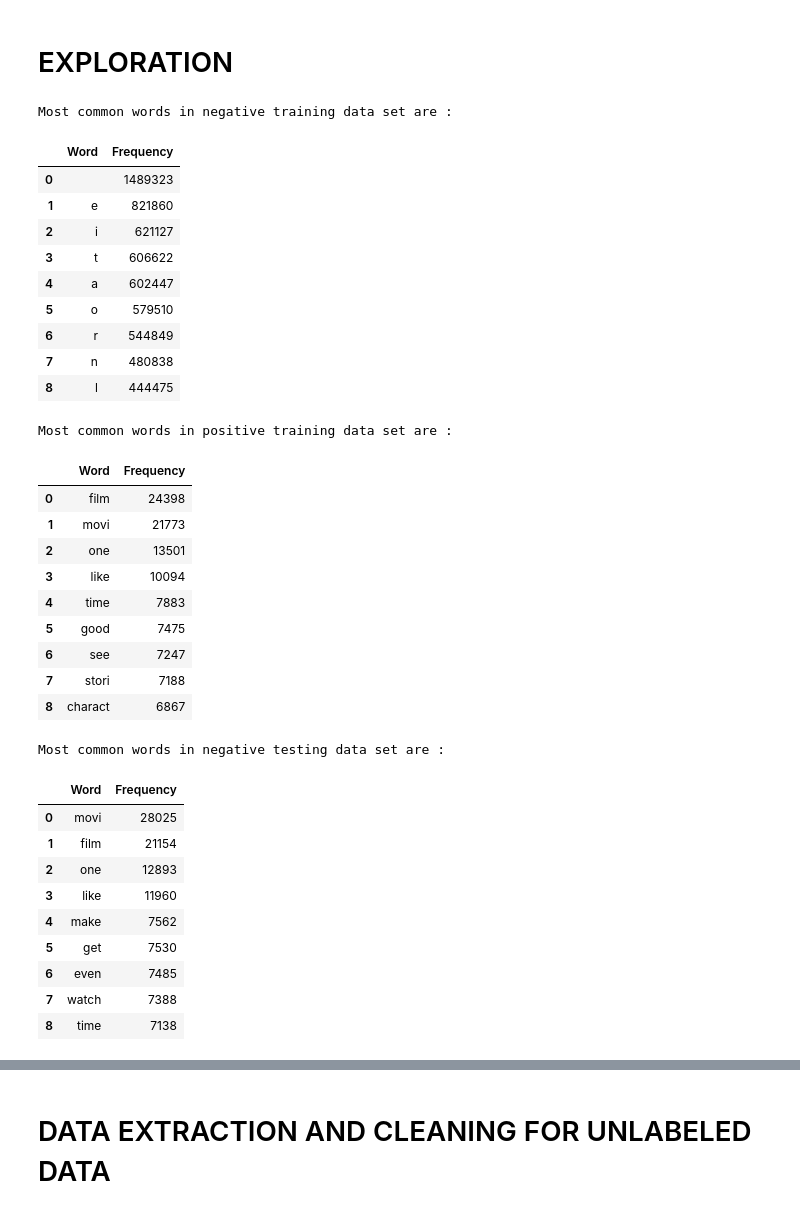
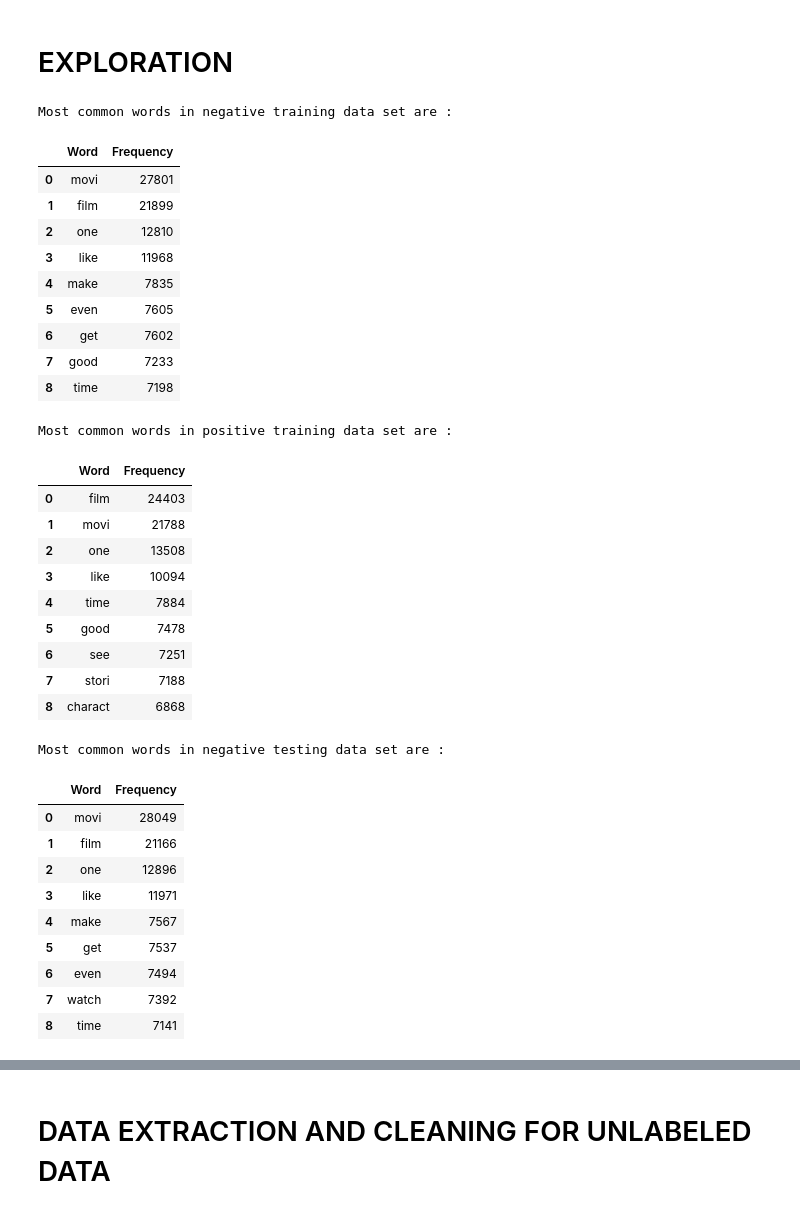
Before and after one commit to varun-kumar-812/Capstone-IMDB-movie-reviews, a Jupyter notebook: Capstone.ipynb, the cells around one changed output, grey strips where cells are left out. Drawn from its saved outputs; the diff is of its cells as text; code cells hidden in the pictures.

```diff
--- a/Capstone.ipynb
+++ b/Capstone.ipynb
@@ -180,60 +190,60 @@ print(value[0:30])
 ['bad', 'bet', 'bulli', 'charact', 'even', 'far', 'friend', 'great', 'hang', 'im', 'joe', 'know', 'like', 'lta', 'luci', 'man', 'mean', 'movi', 'red', 'role', 'say', 'scene', 'shot', 'sit', 'someon',  ...
 # %% [markdown]
 # EXPLORATION
-# %%
-def unify(column):
-    unifiedString = column.str.cat(sep=' ')
-    unifiedString = cleanText(unifiedString)
-    return unifiedString
+# %%
+def unify(column):
+    uniString = ' '.join(column)
+    uniString = uniString.split(' ')
+    return uniString
 # %%
-word_dist_ntr = nltk.FreqDist(unify(negDataTrain['review']))
+word_dist_ntr = nltk.FreqDist(unify(train_df[train_df['label'] == 0]['refined review']))
 word_dist_neg_train = pd.DataFrame(word_dist_ntr.most_common(),columns=['Word','Frequency'])
 print('Most common words in negative training data set are :')
 word_dist_neg_train.iloc[0:9,:]
 # %% [output]
 Most common words in negative training data set are :
 |  | Word | Frequency |
-| 0 |  | 1489323 |
-| 1 | e | 821860 |
-| 2 | i | 621127 |
-| 3 | t | 606622 |
-| 4 | a | 602447 |
-| 5 | o | 579510 |
-| 6 | r | 544849 |
-| 7 | n | 480838 |
-| 8 | l | 444475 |
+| 0 | movi | 27801 |
+| 1 | film | 21899 |
+| 2 | one | 12810 |
+| 3 | like | 11968 |
+| 4 | make | 7835 |
+| 5 | even | 7605 |
+| 6 | get | 7602 |
+| 7 | good | 7233 |
+| 8 | time | 7198 |
 # %%
-word_dist_ptr = nltk.FreqDist(unify(posDataTrain['review']))
+word_dist_ptr = nltk.FreqDist(unify(train_df[train_df['label'] == 1]['refined review']))
 word_dist_pos_train = pd.DataFrame(word_dist_ptr.most_common(),columns=['Word','Frequency'])
 print('Most common words in positive training data set are :')
 word_dist_pos_train.iloc[0:9,:]
 # %% [output]
 Most common words in positive training data set are :
 |  | Word | Frequency |
-| 0 | film | 24398 |
-| 1 | movi | 21773 |
-| 2 | one | 13501 |
+| 0 | film | 24403 |
+| 1 | movi | 21788 |
+| 2 | one | 13508 |
 | 3 | like | 10094 |
-| 4 | time | 7883 |
-| 5 | good | 7475 |
-| 6 | see | 7247 |
+| 4 | time | 7884 |
+| 5 | good | 7478 |
+| 6 | see | 7251 |
 | 7 | stori | 7188 |
-| 8 | charact | 6867 |
+| 8 | charact | 6868 |
 # %%
-word_dist_nt = nltk.FreqDist(unify(negDataTest['review']))
+word_dist_nt = nltk.FreqDist(unify(test_df[test_df['label'] == 0]['refined review']))
 word_dist_neg_test = pd.DataFrame(word_dist_nt.most_common(),columns=['Word','Frequency'])
 print('Most common words in negative testing data set are :')
 word_dist_neg_test.iloc[0:9,:]
 # %% [output]
 Most common words in negative testing data set are :
 |  | Word | Frequency |
-| 0 | movi | 28025 |
-| 1 | film | 21154 |
-| 2 | one | 12893 |
-| 3 | like | 11960 |
-| 4 | make | 7562 |
-| 5 | get | 7530 |
-| 6 | even | 7485 |
-| 7 | watch | 7388 |
-| 8 | time | 7138 |
+| 0 | movi | 28049 |
+| 1 | film | 21166 |
+| 2 | one | 12896 |
+| 3 | like | 11971 |
+| 4 | make | 7567 |
+| 5 | get | 7537 |
+| 6 | even | 7494 |
+| 7 | watch | 7392 |
+| 8 | time | 7141 |
 # %%
```
Also changed, not shown: parts of 9 cells of this notebook.
